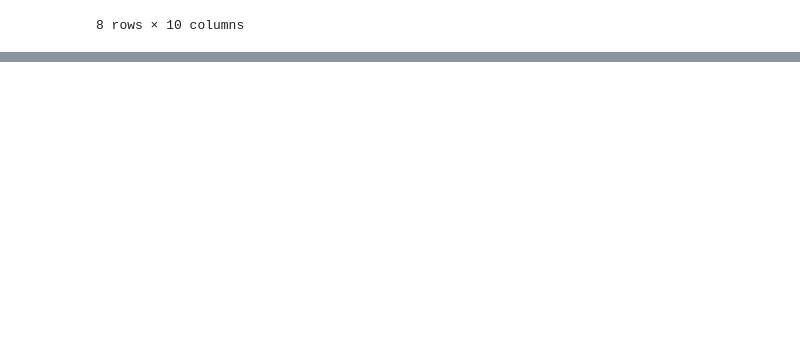
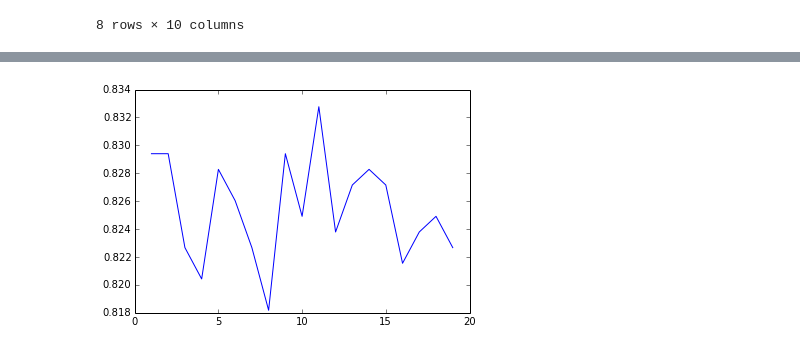
Before and after one commit to minigonche/Kaggle, a Jupyter notebook: titanic/Analisis 2 Dimensional.ipynb, the cells around one changed output, grey strips where cells are left out. Cells and saved outputs as stored; diff of their text form; code cells hidden in the pictures; blank space fills up the shorter version.

```diff
--- a/titanic/Analisis 2 Dimensional.ipynb
+++ b/titanic/Analisis 2 Dimensional.ipynb
@@ -67,0 +186,26 @@ titanic.describe()
+# %%
+%matplotlib inline
+
+#------ Creates the algorithm
+#predictors
+predictors = ["Pclass", "Sex", "Age", "SibSp", "Parch", "Fare", "Embarked", "FamilySize", "NameLength"]
+#predictors = [ "Sex", "Age"]
+
+tot = 20
+s = []
+for div in range(1,tot):
+    # Initialize the algorithm class
+    alg = RandomForestClassifier(random_state=1, n_estimators=80, min_samples_split=div, min_samples_leaf=1)
+
+    #Calculates the scores for the training dataframe and pronts it
+    scores = cross_validation.cross_val_score(alg, titanic[predictors], titanic["Survived"], cv=3)
+    # print(scores)
+    s.append(scores.mean())
+    #print(scores.mean())
+
+
+x = np.arange(1, tot, 1);
+y = s
+plt.plot(x, y)
+# %% [output]
+[figure, added]
```
Also changed, not shown: parts of 3 cells of this notebook, 1 other file.
